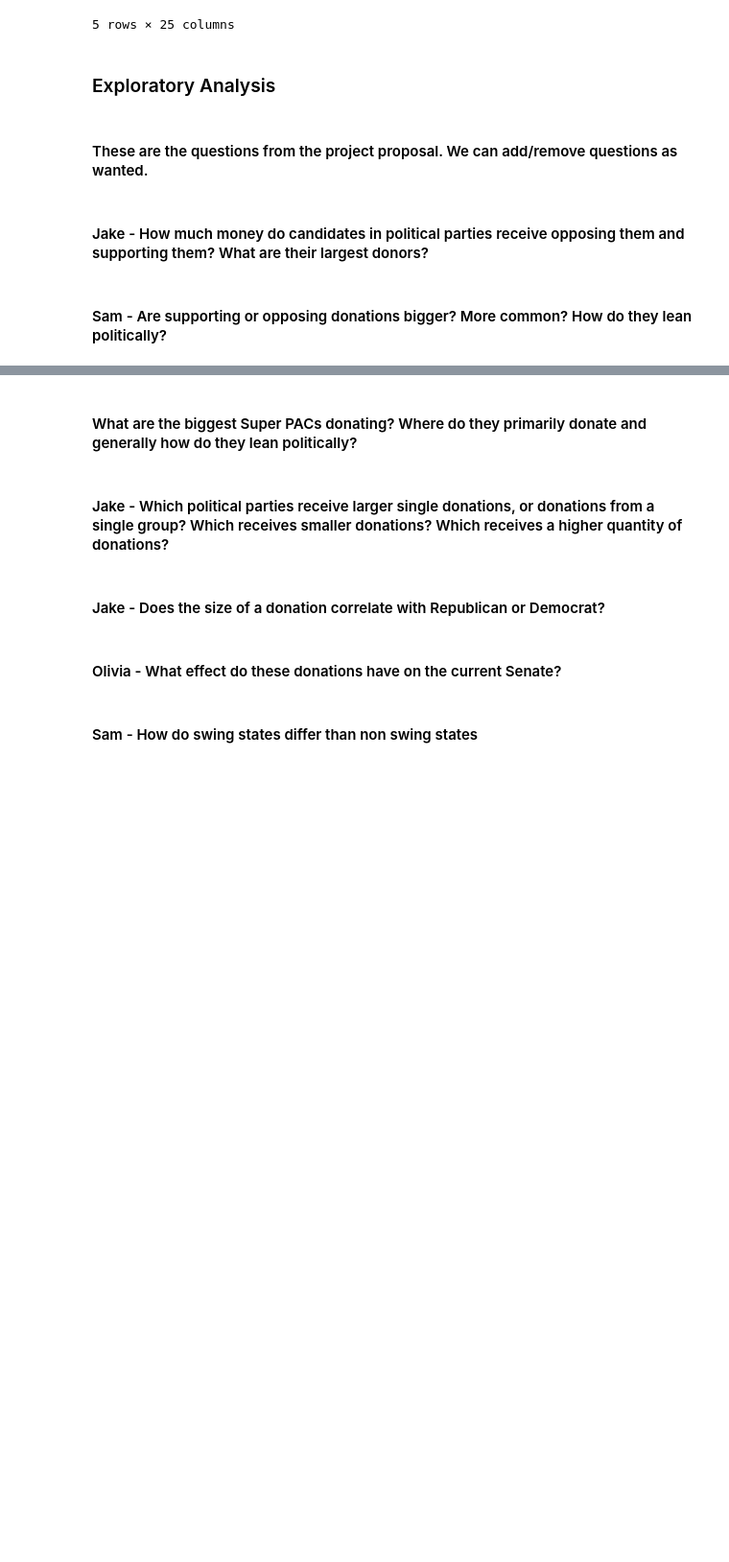
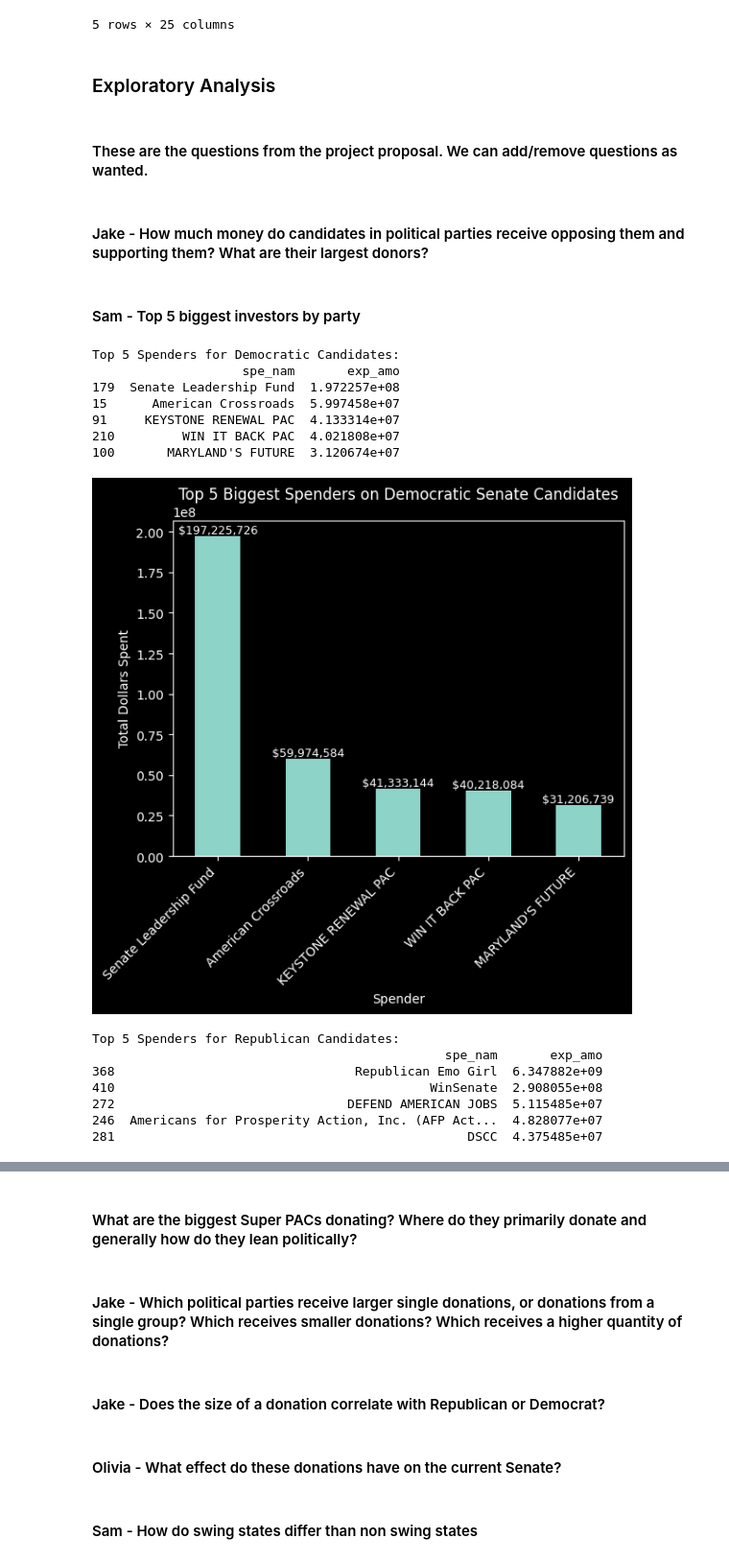
Before and after one commit to magicdracon/Data-Science-Final-Project, a Jupyter notebook: main.ipynb, the cells around one changed output, grey strips where cells are left out. Shown at 96% size. Cells and saved outputs as stored; diff of their text form; code cells hidden in the pictures; blank space fills up the shorter version.

```diff
--- a/main.ipynb
+++ b/main.ipynb
@@ -69,6 +68,9 @@ print("After:", expendituresDataFrame["cand_name_clean"].nunique())
 # find number of unique canidates IDs to compare to number of unique names
 unique_candidate_ids = expendituresDataFrame["cand_id"].dropna().unique()
 print(len(unique_candidate_ids))
+
+# Sam - make sure exp-amo is numeric
+expendituresDataFrame["exp_amo"] = pd.to_numeric(expendituresDataFrame["exp_amo"], errors="coerce")
 # %% [output]
 Before: 216
 After: 144
@@ -124,5 +130,66 @@ largeDemocratExpendituresDataFrame.head()
 #### These are the questions from the project proposal. We can add/remove questions as wanted.
 # %% [markdown]
 #### Jake - How much money do candidates in political parties receive opposing them and supporting them? What are their largest donors?
-# %% [markdown]
-#### Sam - Are supporting or opposing donations bigger?  More common? How do they lean politically?
+# %% [markdown]
+#### Sam - Top 5 biggest investors by party
+# %%
+# just keep democratic and republican candidates
+dem_rep_df = expendituresDataFrame[expendituresDataFrame["cand_pty_aff"].isin(["DEMOCRATIC PARTY", "REPUBLICAN PARTY"])].copy()
+
+# group by PAC name and party
+spender_totals = dem_rep_df.groupby(["cand_pty_aff", "spe_nam"])["exp_amo"].sum().reset_index()
+
+# top 5 spenders for democrats
+top5_dem = spender_totals[spender_totals["cand_pty_aff"] == "DEMOCRATIC PARTY"] \
+    .sort_values("exp_amo", ascending=False) \
+    .head(5)
+print("Top 5 Spenders for Democratic Candidates:")
+print(top5_dem[["spe_nam", "exp_amo"]])
+print()
+# democrat spender graph
+ax = top5_dem.plot(kind="bar", x="spe_nam", y="exp_amo", legend=False)
+
+plt.title("Top 5 Biggest Spenders on Democratic Senate Candidates")
+plt.xlabel("Spender")
+plt.ylabel("Total Dollars Spent")
+plt.xticks(rotation=45, ha="right")
+# total spending labels above bars
+for i, value in enumerate(top5_dem["exp_amo"]):
+    ax.text(i, value, f"${value:,.0f}", ha="center", va="bottom", fontsize=9)
+plt.show()
+
+# top 5 spenders for republicans
+top5_rep = spender_totals[spender_totals["cand_pty_aff"] == "REPUBLICAN PARTY"] \
+    .sort_values("exp_amo", ascending=False) \
+    .head(5)
+
+print("Top 5 Spenders for Republican Candidates:")
+print(top5_rep[["spe_nam", "exp_amo"]])
+print()
+# republican spender graph
+ax = top5_rep.plot(kind="bar", x="spe_nam", y="exp_amo", legend=False)
+
+plt.title("Top 5 Biggest Spenders on Republican Senate Candidates")
+plt.xlabel("Spender")
+plt.ylabel("Total Dollars Spent")
+plt.xticks(rotation=45, ha="right")
+# total spending labels above bars
+for i, value in enumerate(top5_rep["exp_amo"]):
+    ax.text(i, value, f"${value:,.0f}", ha="center", va="bottom", fontsize=9)
+plt.show()
+# %% [output]
+Top 5 Spenders for Democratic Candidates:
+                    spe_nam       exp_amo
+179  Senate Leadership Fund  1.972257e+08
+15      American Crossroads  5.997458e+07
+91     KEYSTONE RENEWAL PAC  4.133314e+07
+210         WIN IT BACK PAC  4.021808e+07
+100       MARYLAND'S FUTURE  3.120674e+07
+[figure, added]
+Top 5 Spenders for Republican Candidates:
+                                               spe_nam       exp_amo
+368                                Republican Emo Girl  6.347882e+09
+410                                          WinSenate  2.908055e+08
+272                               DEFEND AMERICAN JOBS  5.115485e+07
+246  Americans for Prosperity Action, Inc. (AFP Act...  4.828077e+07
+281                                               DSCC  4.375485e+07
```
Also changed, not shown: parts of 17 cells of this notebook.
